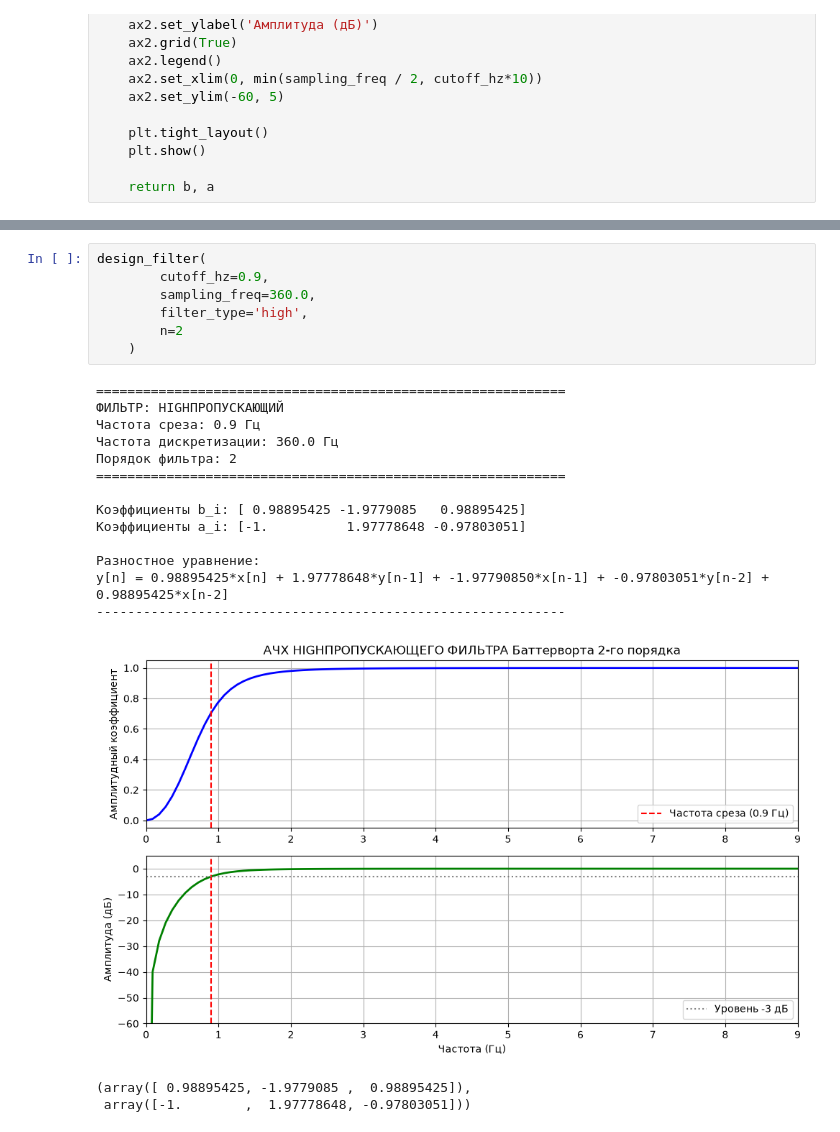
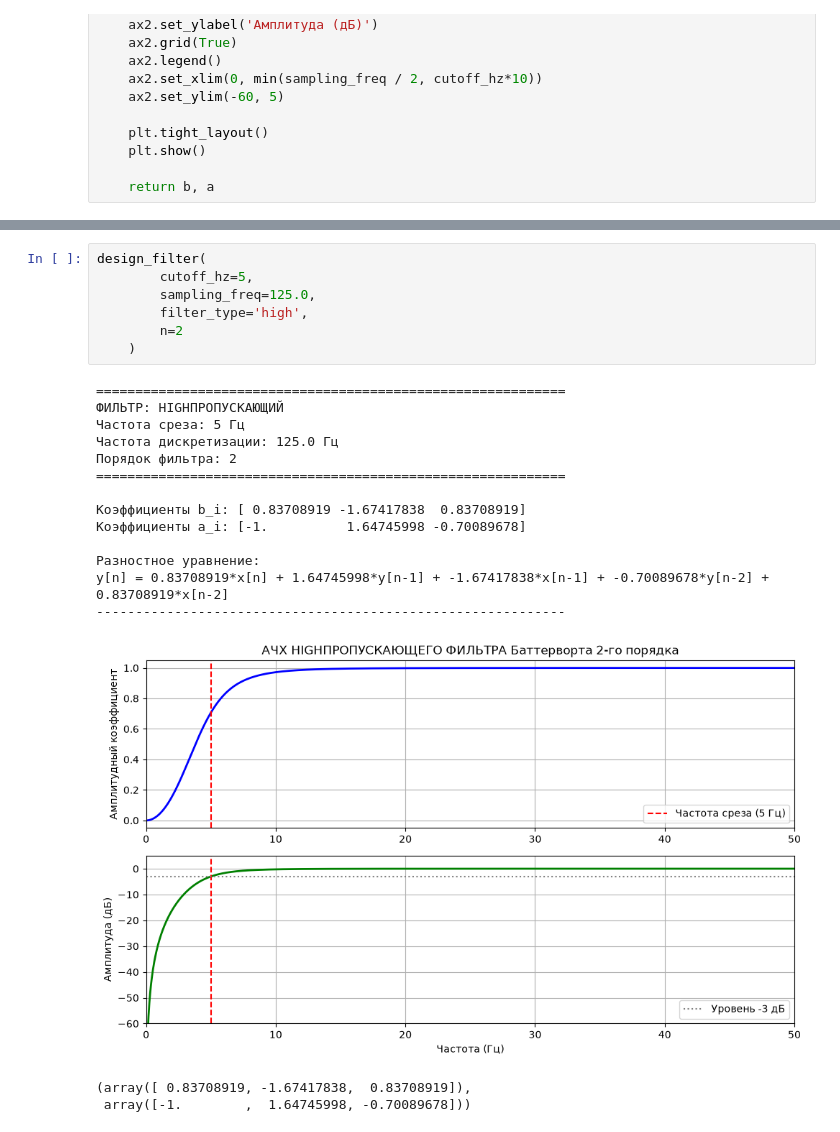
Before and after one commit to iksik04/ECG_wfdb_validation, a Jupyter notebook: calc_cooficients.ipynb, the cells around one changed output, grey strips where cells are left out. Cells and saved outputs as stored; diff of their text form.

```diff
--- a/calc_cooficients.ipynb
+++ b/calc_cooficients.ipynb
@@ -113,24 +113,24 @@ y[n] = 0.11735104*x[n] + 0.82523238*y[n-1] + 0.23470207*x[n-1] + -0.29463653*y[n
 # %%
 design_filter(
-        cutoff_hz=0.9,
-        sampling_freq=360.0,
+        cutoff_hz=5,
+        sampling_freq=125.0,
         filter_type='high',
         n=2
     )
 # %% [output]
 ============================================================
 ФИЛЬТР: HIGHПРОПУСКАЮЩИЙ
-Частота среза: 0.9 Гц
-Частота дискретизации: 360.0 Гц
+Частота среза: 5 Гц
+Частота дискретизации: 125.0 Гц
 Порядок фильтра: 2
 ============================================================
 
-Коэффициенты b_i: [ 0.98895425 -1.9779085   0.98895425]
-Коэффициенты a_i: [-1.          1.97778648 -0.97803051]
+Коэффициенты b_i: [ 0.83708919 -1.67417838  0.83708919]
+Коэффициенты a_i: [-1.          1.64745998 -0.70089678]
 
 Разностное уравнение:
-y[n] = 0.98895425*x[n] + 1.97778648*y[n-1] + -1.97790850*x[n-1] + -0.97803051*y[n-2] + 0.98895425*x[n-2]
+y[n] = 0.83708919*x[n] + 1.64745998*y[n-1] + -1.67417838*x[n-1] + -0.70089678*y[n-2] + 0.83708919*x[n-2]
 ------------------------------------------------------------
-[figure, old version]
+[figure, new version]
-(array([ 0.98895425, -1.9779085 ,  0.98895425]),
- array([-1.        ,  1.97778648, -0.97803051]))
+(array([ 0.83708919, -1.67417838,  0.83708919]),
+ array([-1.        ,  1.64745998, -0.70089678]))
```
Also changed, not shown: parts of 1 cell of this notebook.
